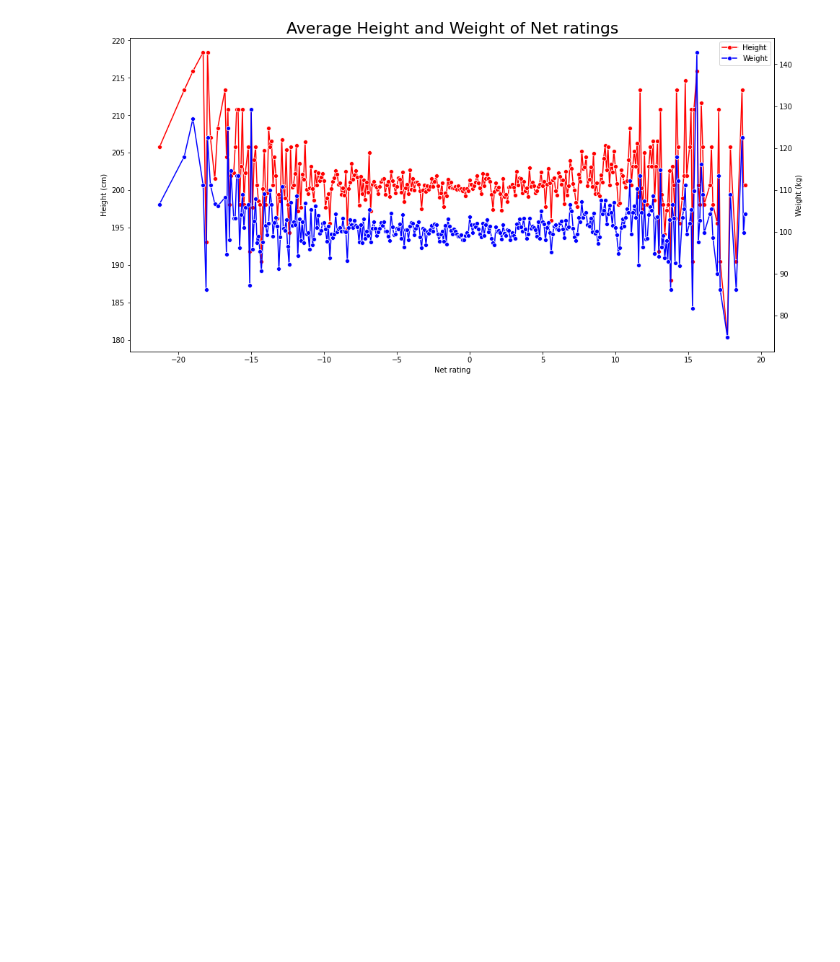
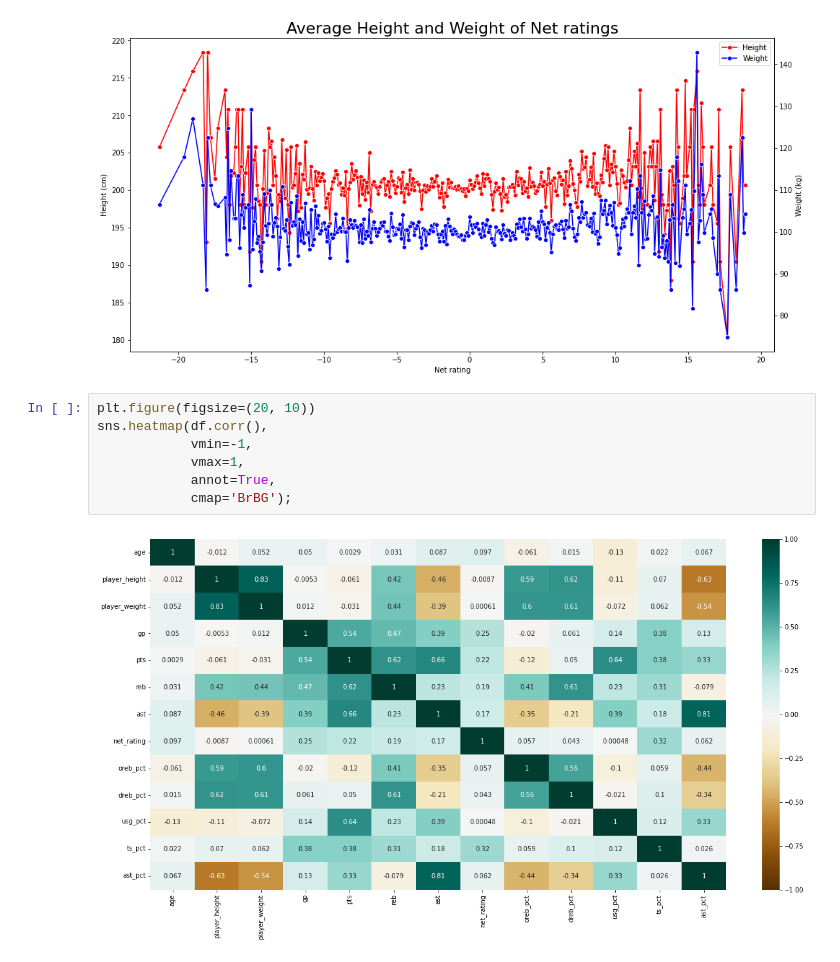
Before and after one commit to rommeljpadilla/project2, a Jupyter notebook: Project_2.ipynb, the cells around one changed output. Saved outputs shown, nothing was run; the diff lists cells and outputs as text; blank space fills up the shorter version.

```diff
--- a/Project_2.ipynb
+++ b/Project_2.ipynb
@@ -216,3 +216,12 @@ ax2.legend(lines + lines2, labels + labels2, loc=0)
 plt.show()
 # %% [output]
 [figure]
+# %%
+plt.figure(figsize=(20, 10))
+sns.heatmap(df.corr(),
+            vmin=-1,
+            vmax=1,
+            annot=True,
+            cmap='BrBG');
+# %% [output]
+[figure, added]
```
Also changed, not shown: parts of 2 cells of this notebook.
